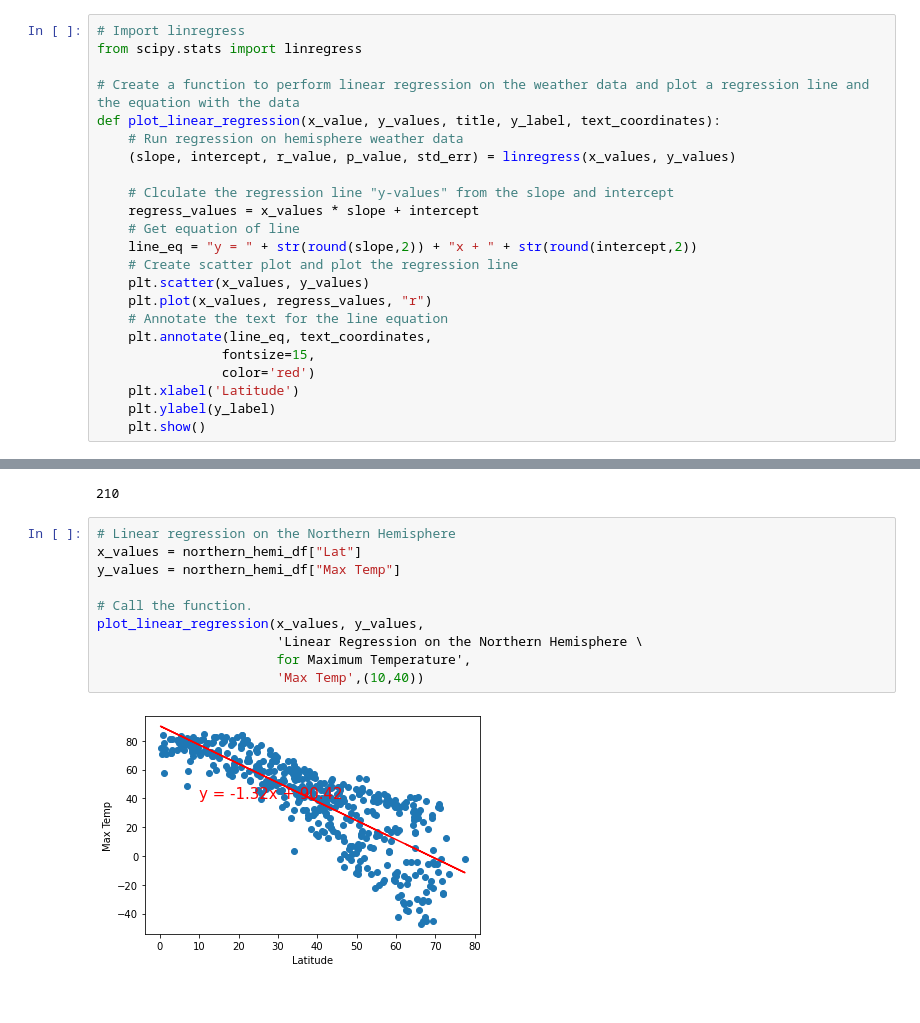
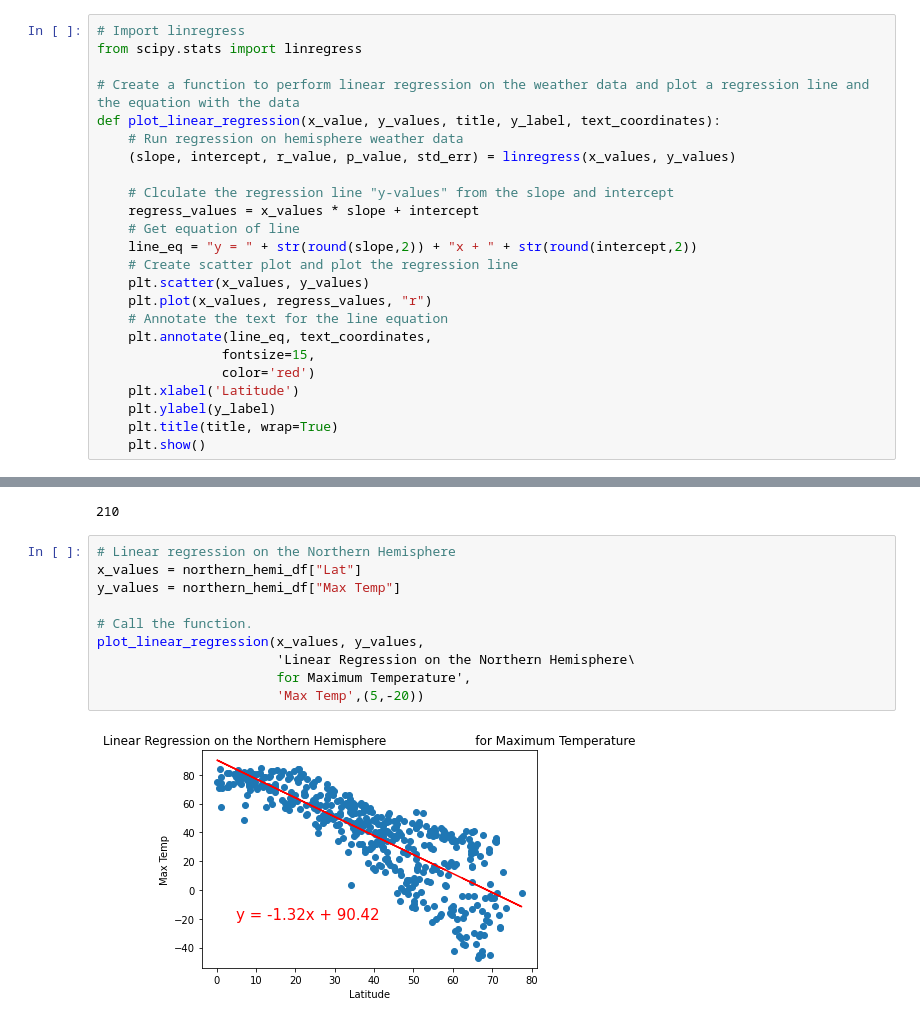
Before and after one commit to ArtTucker/World_Weather_Analysis, a Jupyter notebook: WeatherPy.ipynb, the cells around one changed output, grey strips where cells are left out. Drawn from its saved outputs; the diff is of its cells as text.

```diff
--- a/WeatherPy.ipynb
+++ b/WeatherPy.ipynb
@@ -280,6 +280,7 @@ def plot_linear_regression(x_value, y_values, title, y_label, text_coordinates):
                 color='red')
     plt.xlabel('Latitude')
     plt.ylabel(y_label)
+    plt.title(title, wrap=True)
     plt.show()
 # %%
 index13 = city_data_df.loc[13]
@@ -319,12 +320,12 @@ len(southern_hemi_df)
 # %%
 # Linear regression on the Northern Hemisphere
 x_values = northern_hemi_df["Lat"]
 y_values = northern_hemi_df["Max Temp"]
 
 # Call the function.
 plot_linear_regression(x_values, y_values,
-                       'Linear Regression on the Northern Hemisphere \
+                       'Linear Regression on the Northern Hemisphere\
                        for Maximum Temperature',
-                       'Max Temp',(10,40))
+                       'Max Temp',(5,-20))
 # %% [output]
-[figure, old version]
+[figure, new version]
```
Also changed, not shown: parts of 1 cell of this notebook.
